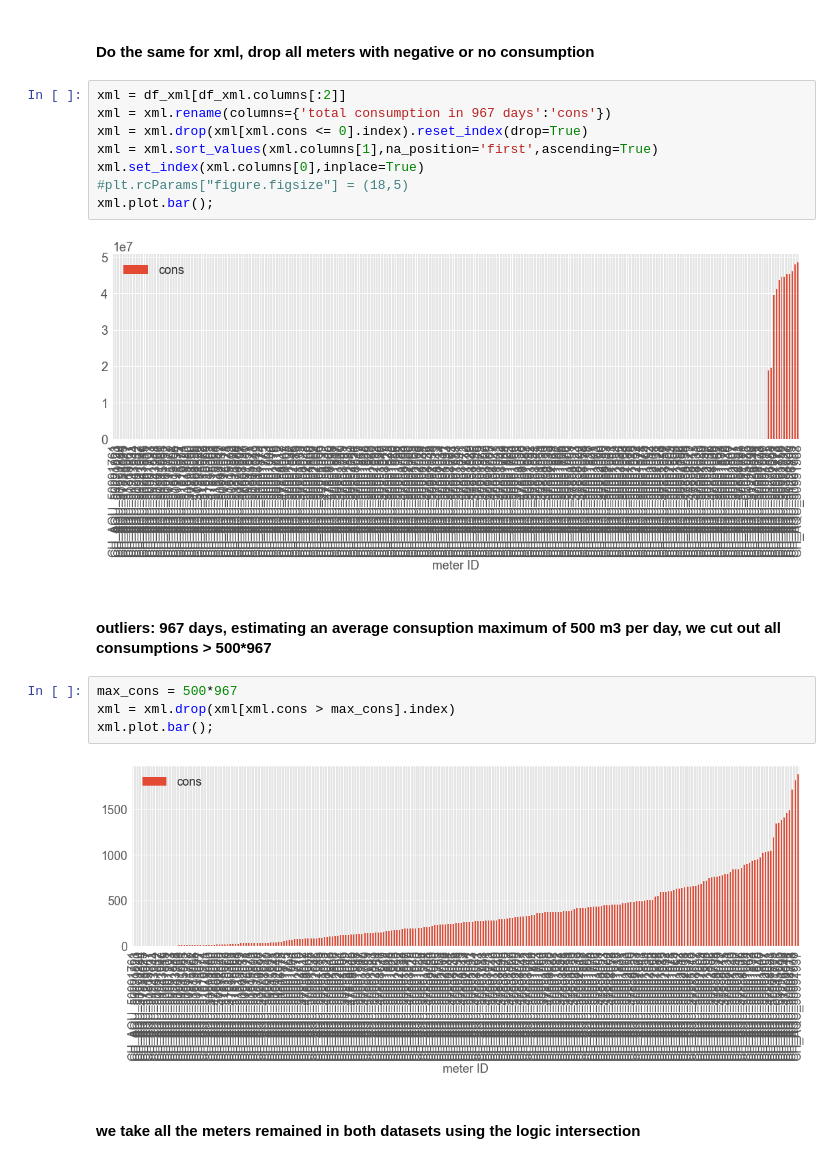
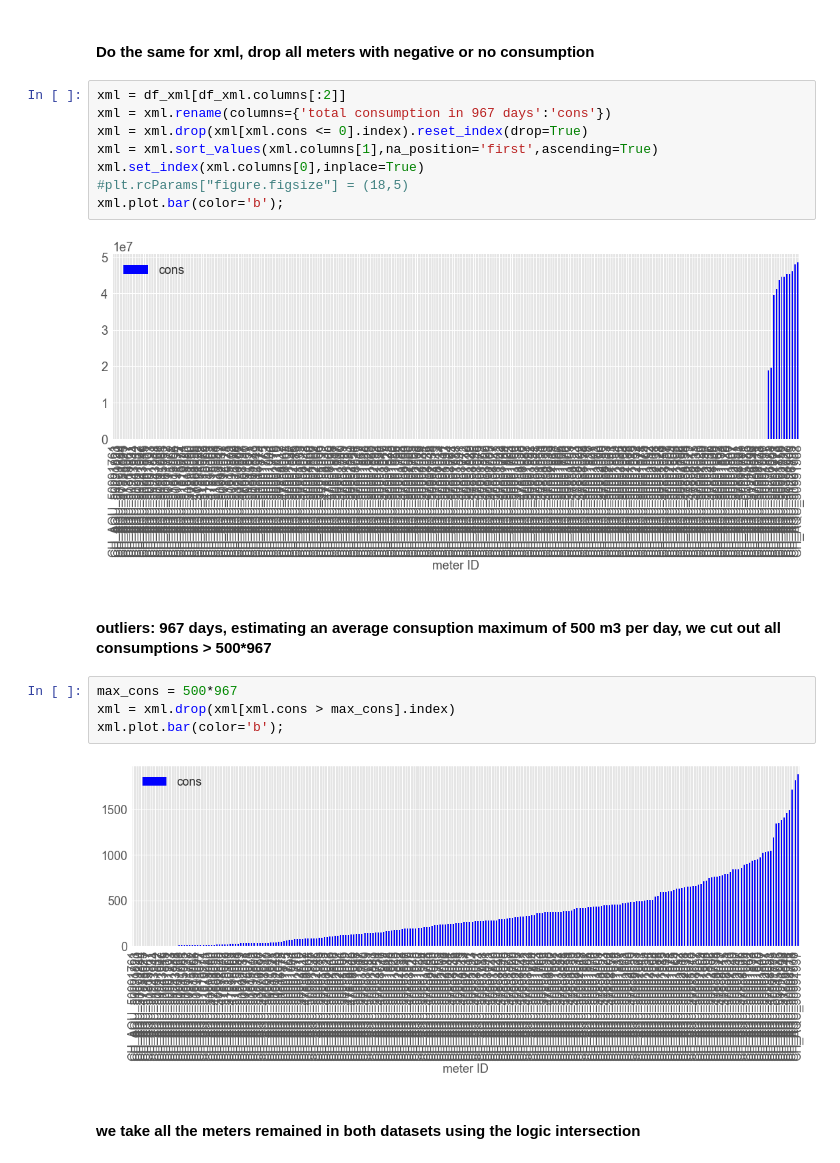
Before and after one commit to corradovaleri/averages, a Jupyter notebook: SmartH2O consumptions analysis.ipynb, the cells around one changed output. Saved outputs shown, nothing was run; the diff lists cells and outputs as text.

```diff
--- a/SmartH2O consumptions analysis.ipynb
+++ b/SmartH2O consumptions analysis.ipynb
@@ -136,17 +136,17 @@ xml = xml.drop(xml[xml.cons <= 0].index).reset_index(drop=True)
 xml = xml.sort_values(xml.columns[1],na_position='first',ascending=True)
 xml.set_index(xml.columns[0],inplace=True)
 #plt.rcParams["figure.figsize"] = (18,5)
-xml.plot.bar();
+xml.plot.bar(color='b');
 # %% [output]
-[figure, old version]
+[figure, new version]
 # %% [markdown]
 #### outliers: 967 days, estimating an average consuption maximum of 500 m3 per day, we cut out all consumptions > 500*967
 # %%
 max_cons = 500*967
 xml = xml.drop(xml[xml.cons > max_cons].index)
-xml.plot.bar();
+xml.plot.bar(color='b');
 # %% [output]
-[figure, old version]
+[figure, new version]
 # %% [markdown]
 #### we take all the meters remained in both datasets using the logic intersection
 # %%
```
Also changed, not shown: parts of 8 cells of this notebook.
